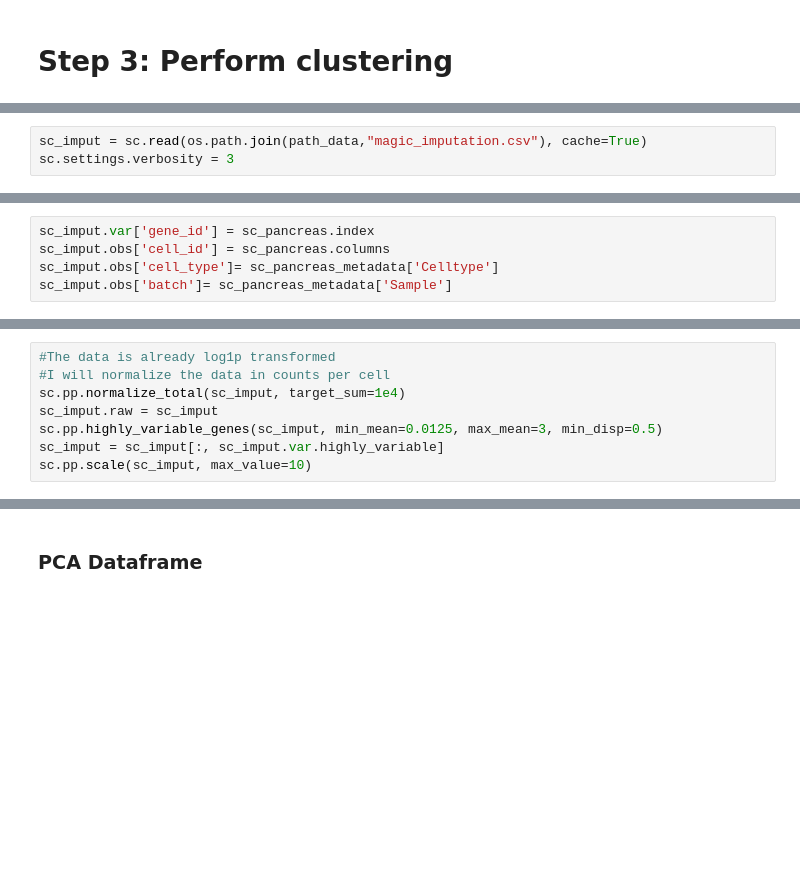
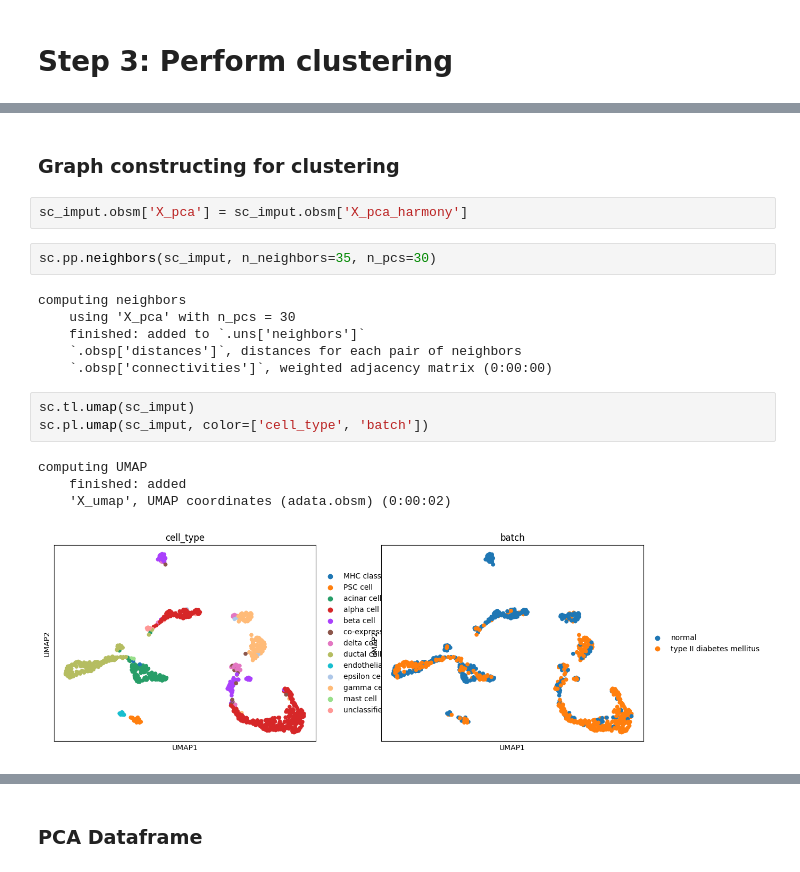
Before and after one commit to acarballocastro/ML4G, a Jupyter notebook: Project2_test_with_scanpy.ipynb, the cells around one changed output, grey strips where cells are left out. Saved outputs shown, nothing was run; the diff lists cells and outputs as text; blank space fills up the shorter version.

Commit message:
Clustering bien menos ssc

```diff
--- a/Project2_test_with_scanpy.ipynb
+++ b/Project2_test_with_scanpy.ipynb
@@ -321,3 +212,0 @@ df_magic.to_csv(os.path.join(path_data,"magic_imputation.csv"))
-# %%
-sc_imput = sc.read(os.path.join(path_data,"magic_imputation.csv"), cache=True)
-sc.settings.verbosity = 3
@@ -326,5 +212,0 @@ sc.settings.verbosity = 3
-# %%
-sc_imput.var['gene_id'] = sc_pancreas.index
-sc_imput.obs['cell_id'] = sc_pancreas.columns
-sc_imput.obs['cell_type']= sc_pancreas_metadata['Celltype']
-sc_imput.obs['batch']= sc_pancreas_metadata['Sample']
@@ -343,8 +212,0 @@ filtered out 3489 genes that are detected in less than 10 cells
-# %%
-#The data is already log1p transformed
-#I will normalize the data in counts per cell
-sc.pp.normalize_total(sc_imput, target_sum=1e4)
-sc_imput.raw = sc_imput
-sc.pp.highly_variable_genes(sc_imput, min_mean=0.0125, max_mean=3, min_disp=0.5)
-sc_imput = sc_imput[:, sc_imput.var.highly_variable]
-sc.pp.scale(sc_imput, max_value=10)
@@ -454,0 +636,20 @@ Performance: 0.5498142740854566
+# %% [markdown]
+### Graph constructing for clustering
+# %%
+sc_imput.obsm['X_pca'] = sc_imput.obsm['X_pca_harmony']
+# %%
+sc.pp.neighbors(sc_imput, n_neighbors=35, n_pcs=30)
+# %% [output]
+computing neighbors
+    using 'X_pca' with n_pcs = 30
+    finished: added to `.uns['neighbors']`
+    `.obsp['distances']`, distances for each pair of neighbors
+    `.obsp['connectivities']`, weighted adjacency matrix (0:00:00)
+# %%
+sc.tl.umap(sc_imput)
+sc.pl.umap(sc_imput, color=['cell_type', 'batch'])
+# %% [output]
+computing UMAP
+    finished: added
+    'X_umap', UMAP coordinates (adata.obsm) (0:00:02)
+[figure, added]
```
Also changed, not shown: parts of 61 cells of this notebook.
